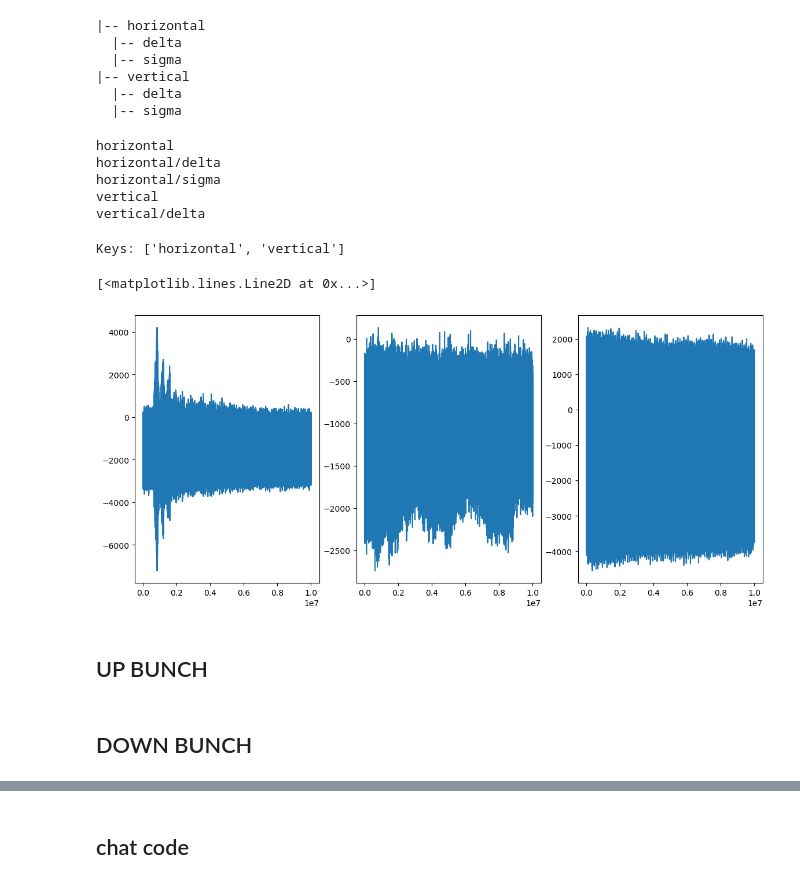
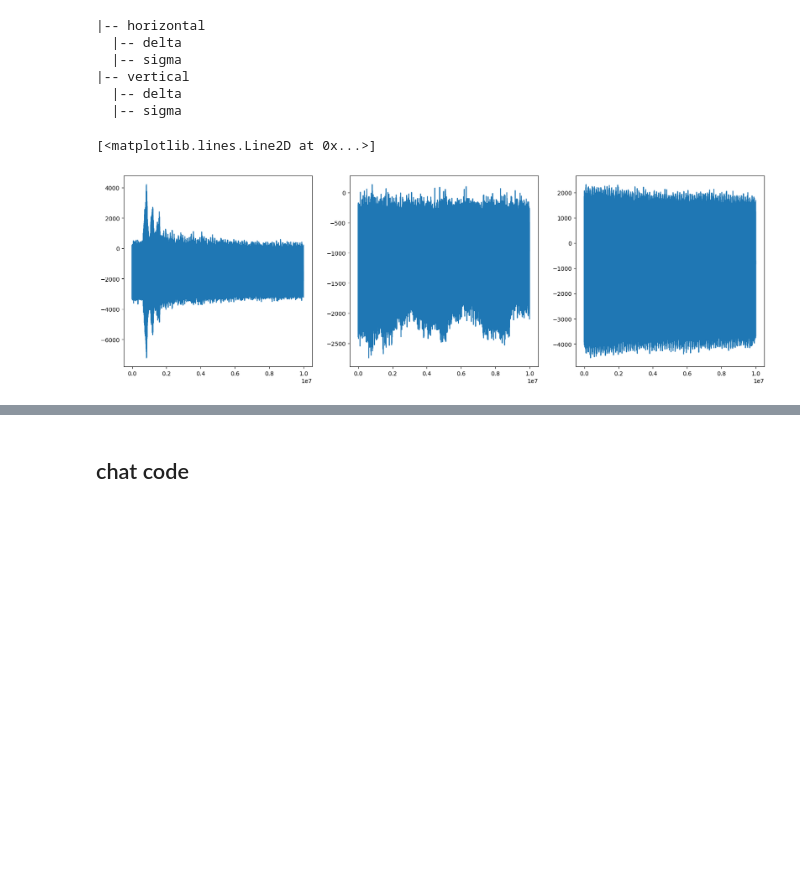
Before and after one commit to frastra2004/SPS_TMCI, a Jupyter notebook: beam_RMS_SPS.ipynb, the cells around one changed output, grey strips where cells are left out. Cells and saved outputs as stored; diff of their text form; code cells hidden in the pictures; blank space fills up the shorter version.

```diff
--- a/beam_RMS_SPS.ipynb
+++ b/beam_RMS_SPS.ipynb
@@ -24,40 +30,23 @@ with h5py.File(file, "r") as f:
 |-- vertical
   |-- delta
   |-- sigma
-# %%
-def print_structure(name, obj):
-    print(name)
-
-with h5py.File(file, 'r') as f:
-    f.visititems(print_structure)
-# %% [output]
-horizontal
-horizontal/delta
-horizontal/sigma
-vertical
-vertical/delta
 # %%
 # Open the file in read mode
 with h5py.File(file, 'r') as f:
-    # List all groups
-    print("Keys:", list(f.keys()))
 
     # Access a dataset
     vert_delta = f['vertical/delta'][:]
     horiz_delta = f['horizontal/delta'][:]
     horiz_sigma = f['horizontal/sigma'][:]
-# %% [output]
-Keys: ['horizontal', 'vertical']
 # %%
+# Plot the different datasets, vert_sigma and horiz_sigma are the same
 x = np.linspace(0, len(vert_delta), len(vert_delta))
-
-
-fig, (ax1,ax2,ax3) = plt.subplots(1,3,figsize =(14,6))
+fig, (ax1,ax2,ax3) = plt.subplots(1,3,figsize =(20,6))
 
 ax1.plot(x,vert_delta)
 ax2.plot(x,horiz_delta)
 ax3.plot(x,horiz_sigma)
 # %% [output]
 [<matplotlib.lines.Line2D at 0x...>]
-[figure, old version]
+[figure, new version]
 # %%
@@ -73,5 +62,3 @@ for i in range(10000):
 hor_sigma_split = np.empty((10000,1000))
 for i in range(10000):
     hor_sigma_split[i,:] = horiz_sigma[i*1000:(i+1)*1000]
-# %% [markdown]
-## UP BUNCH
@@ -88,2 +64,0 @@ for i in range(1000):
-# %% [markdown]
-## DOWN BUNCH
```
Also changed, not shown: parts of 35 cells of this notebook, 5 other files.
